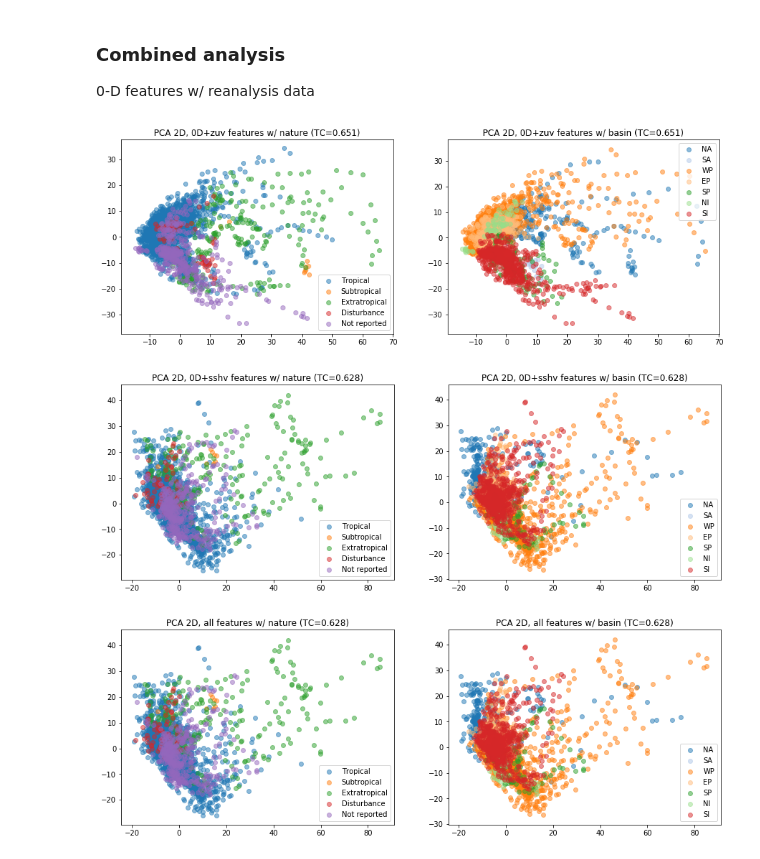
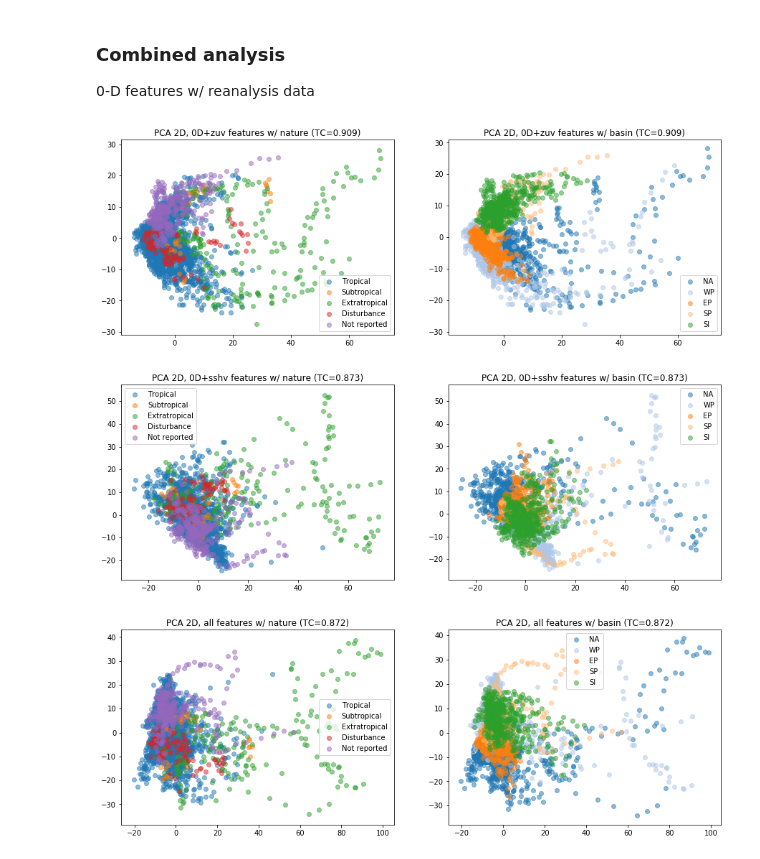
Before and after one commit to bgroenks96/csci-5622-project, a Jupyter notebook: storm_forecast/dr_experiments.ipynb, the cells around one changed output. Cells and saved outputs as stored; diff of their text form; code cells hidden in the pictures.

```diff
--- a/storm_forecast/dr_experiments.ipynb
+++ b/storm_forecast/dr_experiments.ipynb
@@ -127,15 +251,18 @@ def tsne(X_df, n_components=2, n_iter=5000, perplexity=30, learning_rate=100, in
     print("t-SNE completed after {} iterations with final KLD: {}".format(tsne.n_iter_, tsne.kl_divergence_))
     return X_tsne
 # %%
-def umap(X_df, y=None, n_components=2, n_neighbors=5, min_dist=0.1, metric='correlation'):
+def umap(X_df, n_components=2, y=None, n_neighbors=5, min_dist=0.1, metric='correlation'):
+    import warnings
+    warnings.filterwarnings('ignore')
     imputer = Imputer(strategy='median')
     scaler = StandardScaler()
     umap = UMAP(n_components=n_components, n_neighbors=n_neighbors, min_dist=min_dist, metric=metric)
     umap_pipeline = Pipeline([('med_imputer', imputer),('scaler', scaler),('umap', umap)])
     X_umap = umap_pipeline.fit_transform(X_df, y)
+    warnings.resetwarnings()
     return X_umap
 # %%
-def evaluate(X, X_maps, k=20, top_n=1, alpha='auto'):
+def evaluate(X, X_maps, k=20, top_n=1, alpha=0.5):
     """
     Evaluates a collection of X_maps relative to X using the trustworthiness/continuity metric.
     Returns 'top_n' tuples of (X_map, TC score, index)
@@ -239,7 +290,7 @@ for i, X_df in enumerate(storm_dfs):
     #print(pc_feat_contrib)
     tc = trust_cont_score(X_0d_trimmed, X_pc, k=10)
     plt.subplot(1, len(storm_dfs), i + 1)
-    plot_mapping_vs_intensity_2d(X_pc, ys, "PCA 2D, 0-D features (T={:.3f})".format(tc), "PC0", "PC1")
+    plot_mapping_vs_intensity_2d(X_pc, ys, "PCA 2D, 0D features (T={:.3f})".format(tc), "PC0", "PC1")
 
 plt.show()
 # %% [output]
@@ -298,13 +349,10 @@ t-SNE completed after 699 iterations with final KLD: 0.01041674055159092
 # %%
-import warnings
-warnings.filterwarnings('ignore')
-
 plt.figure(figsize=(30, 4))
 for i, X_df in enumerate(storm_dfs):
     X_0d, X_zuv, X_sshv = feature_groups(X_df)
     basin_col_names = [c for c in X_0d.columns if c.startswith('basin')]
     X_0d_trimmed = X_0d.drop(['instant_t', 'hemisphere', 'initial_max_wind'] + basin_col_names, axis=1)
-    n_neighbors = [5, 10, 20, 50]
+    n_neighbors = np.arange(20, 80, 10)
     min_dist = np.arange(0.1, 1.0, 0.2)
     ys = y_train[X_df.index]
     params = list(it.product(n_neighbors, min_dist))
@@ -316,8 +364,6 @@ for i, X_df in enumerate(storm_dfs):
     plot_mapping_vs_intensity_2d(X_umap, ys, title="UMAP 2D mapping (nn={}, d={:.1f}, TC={:.3f})".format(nn, d, tc))
 
 plt.show()
-
-warnings.filterwarnings('default')
 # %% [output]
 Running UMAP on all parameter sets for storm 0
 Running UMAP on all parameter sets for storm 1
@@ -583,32 +647,32 @@ X_all = pd.concat([X_0d, X_zuv, X_sshv], axis=1)
 # %%
 #### PCA
 X_pc,_,_,_ = pca(X_0d_zuv, 2)
-tc = trust_cont_score(X_0d, X_pc, k=10)
+tc = trust_cont_score(X_0d_zuv, X_pc, k=50)
 plt.figure(figsize=(15,5))
 plt.subplot(1,2,1)
 plot_mapping_2d(X_pc, "PCA 2D, 0D+zuv features w/ nature (TC={:.3f})".format(tc), nat, nat_labels, 'tab10')
 plt.subplot(1,2,2)
 plot_mapping_2d(X_pc, "PCA 2D, 0D+zuv features w/ basin (TC={:.3f})".format(tc), bas, bas_labels, 'tab20')
 plt.show()
 
 X_pc,_,_,_ = pca(X_0d_sshv, 2)
-tc = trust_cont_score(X_0d, X_pc, k=10)
+tc = trust_cont_score(X_0d_sshv, X_pc, k=50)
 plt.figure(figsize=(15,5))
 plt.subplot(1,2,1)
 plot_mapping_2d(X_pc, "PCA 2D, 0D+sshv features w/ nature (TC={:.3f})".format(tc), nat, nat_labels, 'tab10')
 plt.subplot(1,2,2)
 plot_mapping_2d(X_pc, "PCA 2D, 0D+sshv features w/ basin (TC={:.3f})".format(tc), bas, bas_labels, 'tab20')
 plt.show()
 
-X_pc,_,_,_ = pca(X_0d_sshv, 2)
-tc = trust_cont_score(X_0d, X_pc, k=10)
+X_pc,_,_,_ = pca(X_all, 2)
+tc = trust_cont_score(X_all, X_pc, k=50)
 plt.figure(figsize=(15,5))
 plt.subplot(1,2,1)
 plot_mapping_2d(X_pc, "PCA 2D, all features w/ nature (TC={:.3f})".format(tc), nat, nat_labels, 'tab10')
 plt.subplot(1,2,2)
 plot_mapping_2d(X_pc, "PCA 2D, all features w/ basin (TC={:.3f})".format(tc), bas, bas_labels, 'tab20')
 plt.show()
 # %% [output]
-[figure, old version]
+[figure, new version]
-[figure, old version]
+[figure, new version]
-[figure, old version]
+[figure, new version]
```
Also changed, not shown: parts of 27 cells of this notebook, 2 other files.
